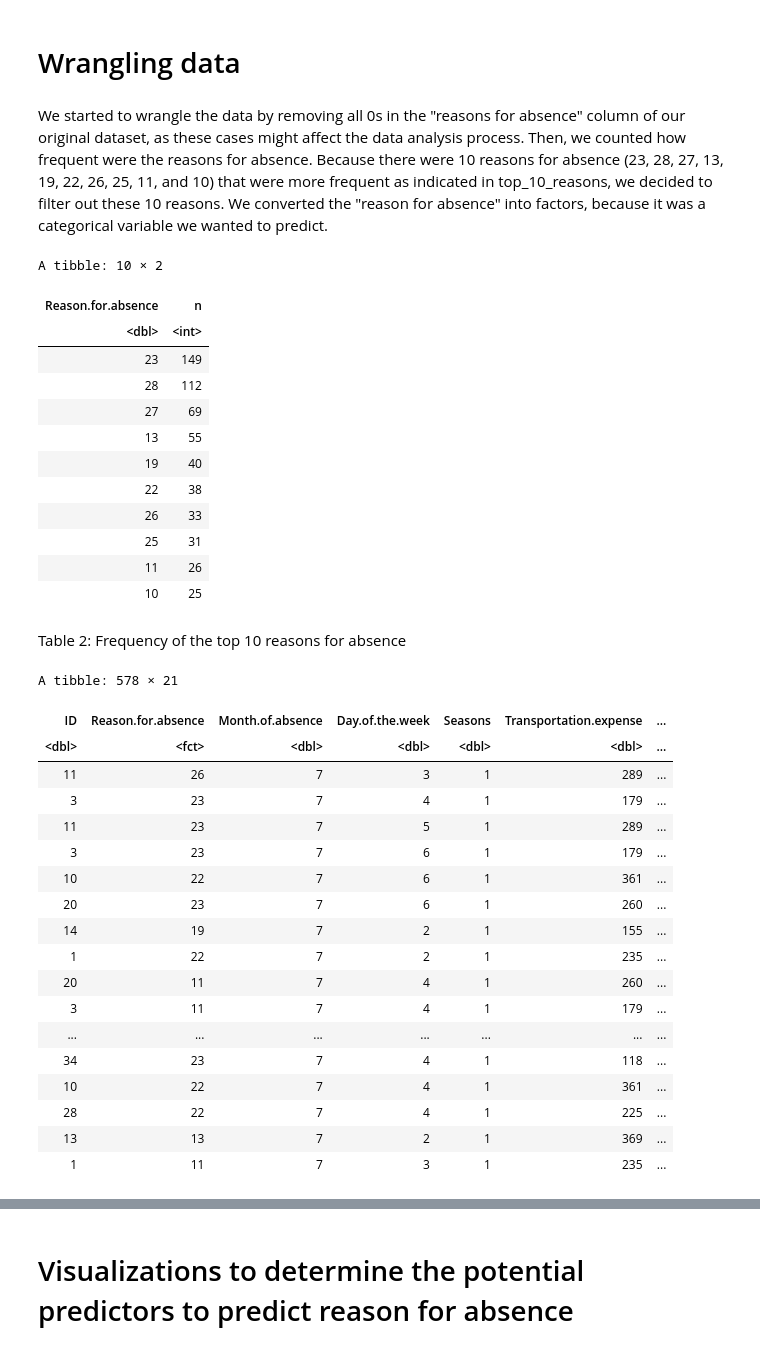
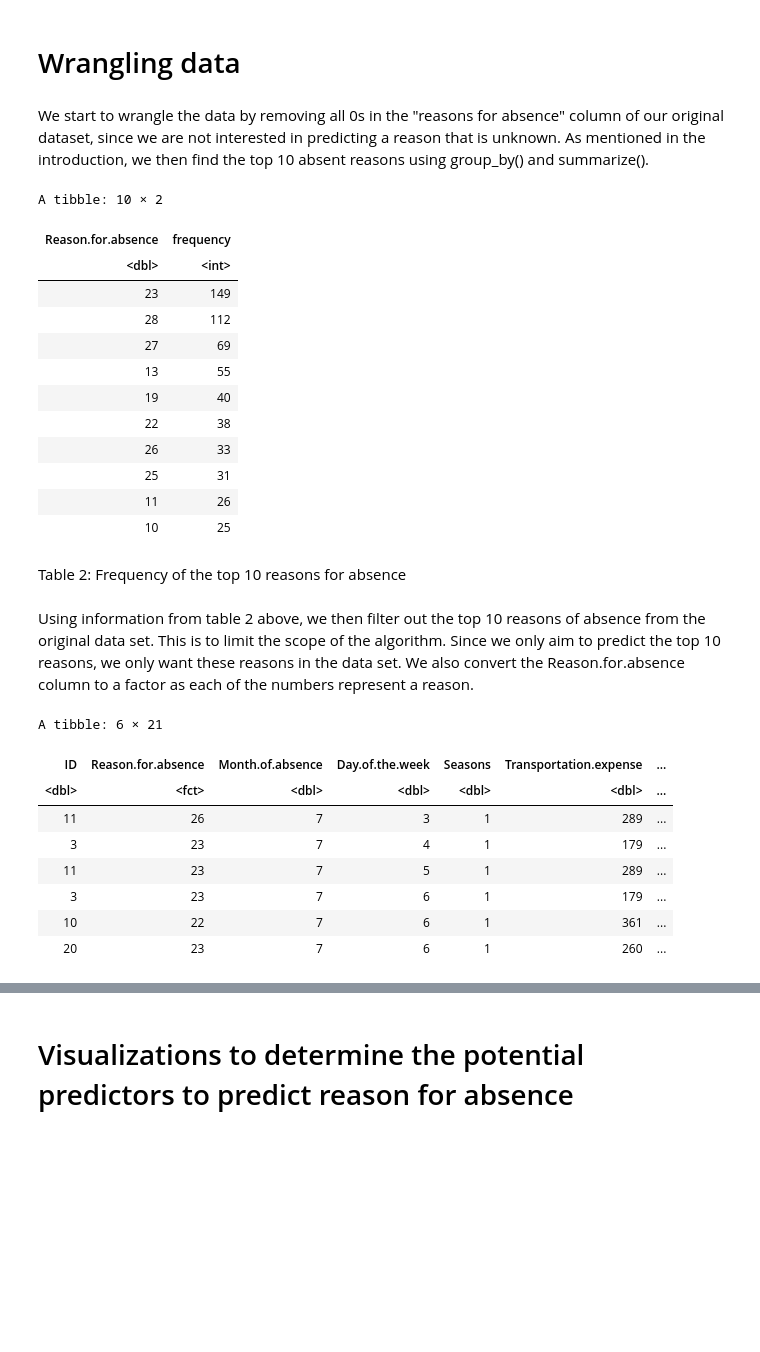
Before and after one commit to tim13246879/dsci-100-2022w1-group-87, a Jupyter notebook: Final_report.ipynb, the cells around one changed output, grey strips where cells are left out. Saved outputs shown, nothing was run; the diff lists cells and outputs as text; code cells hidden in the pictures; blank space fills up the shorter version.

Commit message:
INCOMPLETE edit!
reworded some parts, added some explanations. currently working on "choosing potential predictors" section, but not done yet.

```diff
--- a/Final_report.ipynb
+++ b/Final_report.ipynb
@@ -88,18 +88,18 @@ Table 1: Original absenteeism dataset.
 # %% [markdown]
 # Wrangling data
 # %% [markdown]
-We started to wrangle the data by removing all 0s in the "reasons for absence" column of our original dataset, as these cases might affect the data analysis process. Then, we counted how frequent were the reasons for absence. Because there were 10 reasons for absence (23, 28, 27, 13, 19, 22, 26, 25, 11, and 10) that were more frequent as indicated in top_10_reasons, we decided to filter out these 10 reasons. We converted the "reason for absence" into factors, because it was a categorical variable we wanted to predict.
+We start to wrangle the data by removing all 0s in the "reasons for absence" column of our original dataset, since we are not interested in predicting a reason that is unknown. As mentioned in the introduction, we then find the top 10 absent reasons using group_by() and summarize().
 # %%
 top_10_reasons <- data |>
     group_by(Reason.for.absence)|>
-    summarize(n=n()) |>
+    summarize(frequency = n()) |>
     filter(Reason.for.absence != "0") |>
-    arrange(desc(n)) |>
+    arrange(desc(frequency)) |>
     slice(1:10)
 top_10_reasons
 # %% [output]
 A tibble: 10 × 2
-| Reason.for.absence | n |
+| Reason.for.absence | frequency |
 | <dbl> | <int> |
 | 23 | 149 |
 | 28 | 112 |
@@ -113,29 +113,21 @@ A tibble: 10 × 2
 | 10 | 25 |
 # %% [markdown]
 Table 2: Frequency of the top 10 reasons for absence
+# %% [markdown]
+Using information from table 2 above, we then filter out the top 10 reasons of absence from the original data set. This is to limit the scope of the algorithm. Since we only aim to predict the top 10 reasons, we only want these reasons in the data set. We also convert the Reason.for.absence column to a factor as each of the numbers represent a reason.
 # %%
 data <- data |>
     filter(Reason.for.absence %in% c("23","28","27","13","19","22","26","25","11","10")) |>
     mutate(across(Reason.for.absence, as.factor))
-data
+head(data)
 # %% [output]
-A tibble: 578 × 21
+A tibble: 6 × 21
 | ID | Reason.for.absence | Month.of.absence | Day.of.the.week | Seasons | Transportation.expense | ... |
 | <dbl> | <fct> | <dbl> | <dbl> | <dbl> | <dbl> | ... |
 | 11 | 26 | 7 | 3 | 1 | 289 | ... |
 | 3 | 23 | 7 | 4 | 1 | 179 | ... |
 | 11 | 23 | 7 | 5 | 1 | 289 | ... |
 | 3 | 23 | 7 | 6 | 1 | 179 | ... |
 | 10 | 22 | 7 | 6 | 1 | 361 | ... |
 | 20 | 23 | 7 | 6 | 1 | 260 | ... |
-| 14 | 19 | 7 | 2 | 1 | 155 | ... |
-| 1 | 22 | 7 | 2 | 1 | 235 | ... |
-| 20 | 11 | 7 | 4 | 1 | 260 | ... |
-| 3 | 11 | 7 | 4 | 1 | 179 | ... |
-| ... | ... | ... | ... | ... | ... | ... |
-| 34 | 23 | 7 | 4 | 1 | 118 | ... |
-| 10 | 22 | 7 | 4 | 1 | 361 | ... |
-| 28 | 22 | 7 | 4 | 1 | 225 | ... |
-| 13 | 13 | 7 | 2 | 1 | 369 | ... |
-| 1 | 11 | 7 | 3 | 1 | 235 | ... |
 # %% [markdown]
```
Also changed, not shown: parts of 8 cells of this notebook.
